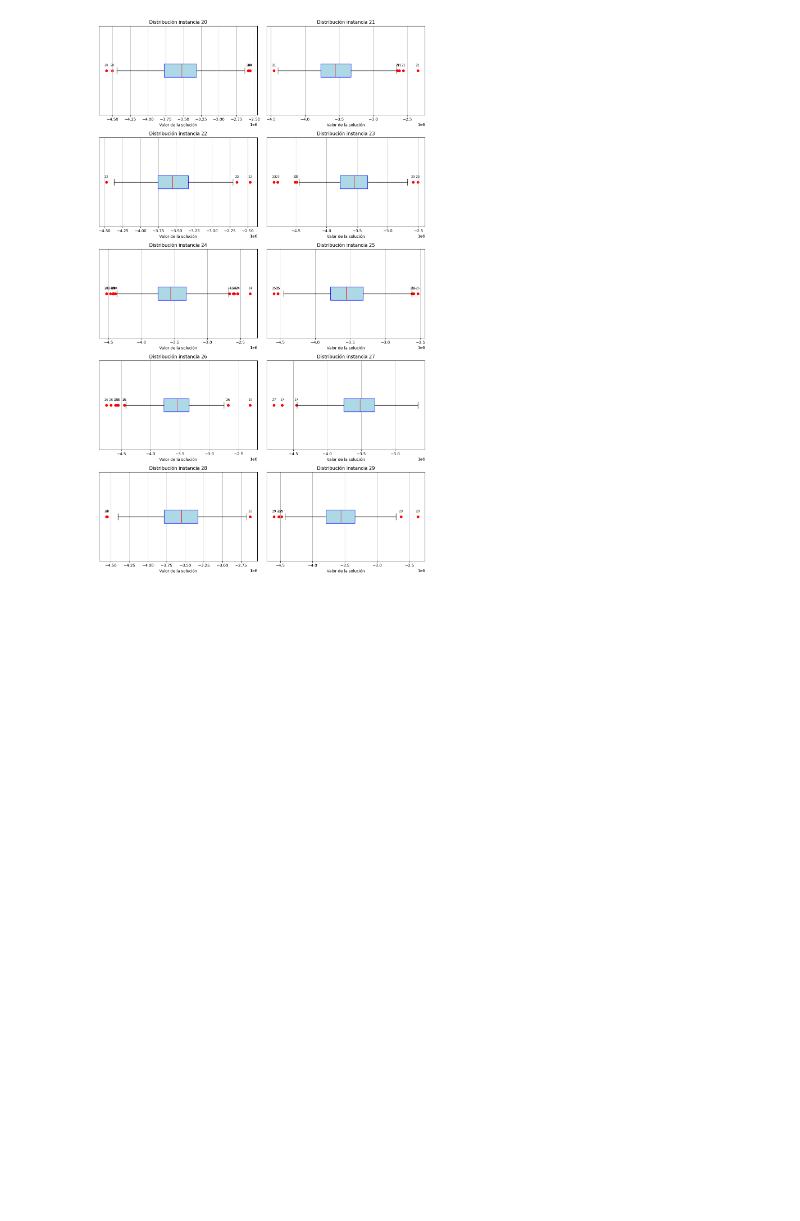
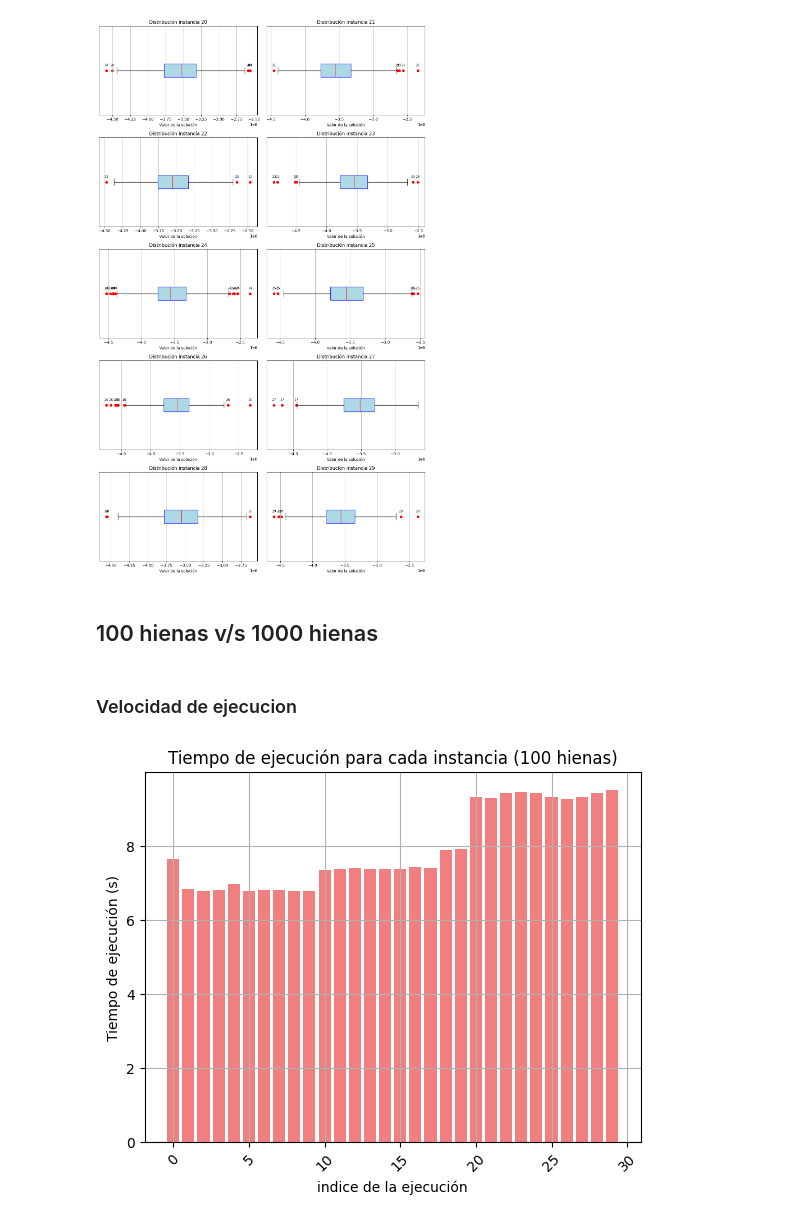
Before and after one commit to Doctorjellybeans/Optimizaci-n-de-MKP-con-SHO, a Jupyter notebook: Optimizacion_mkp_sho.ipynb, the cells around one changed output. Cells and saved outputs as stored; diff of their text form; code cells hidden in the pictures; blank space fills up the shorter version.

Commit message:
Experimentos de memoria y tiempo

```diff
--- a/Optimizacion_mkp_sho.ipynb
+++ b/Optimizacion_mkp_sho.ipynb
@@ -839,3 +839,18 @@ plt.tight_layout()
 plt.show()
 # %% [output]
 [figure]
+# %% [markdown]
+## 100 hienas v/s 1000 hienas
+# %% [markdown]
+### Velocidad de ejecucion
+# %%
+# Tiempo de ejecución para las instancias difíciles
+plt.bar(df_100.index, df_100["Tiempo de ejecución"], label='Difícil', color='lightcoral')
+plt.title('Tiempo de ejecución para cada instancia (100 hienas)')
+plt.ylabel('Tiempo de ejecución (s)')
+plt.xlabel('indice de la ejecución')
+plt.xticks(rotation=45)
+plt.grid(True)
+plt.show()
+# %% [output]
+[figure, added]
```
Also changed, not shown: parts of 4 cells of this notebook.
